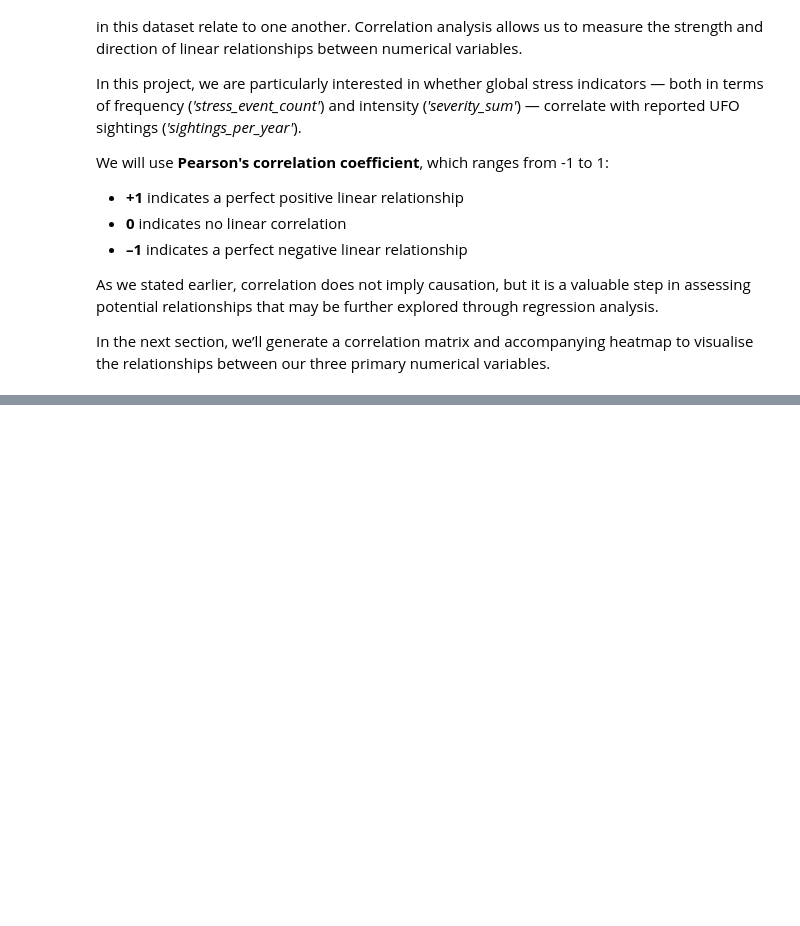
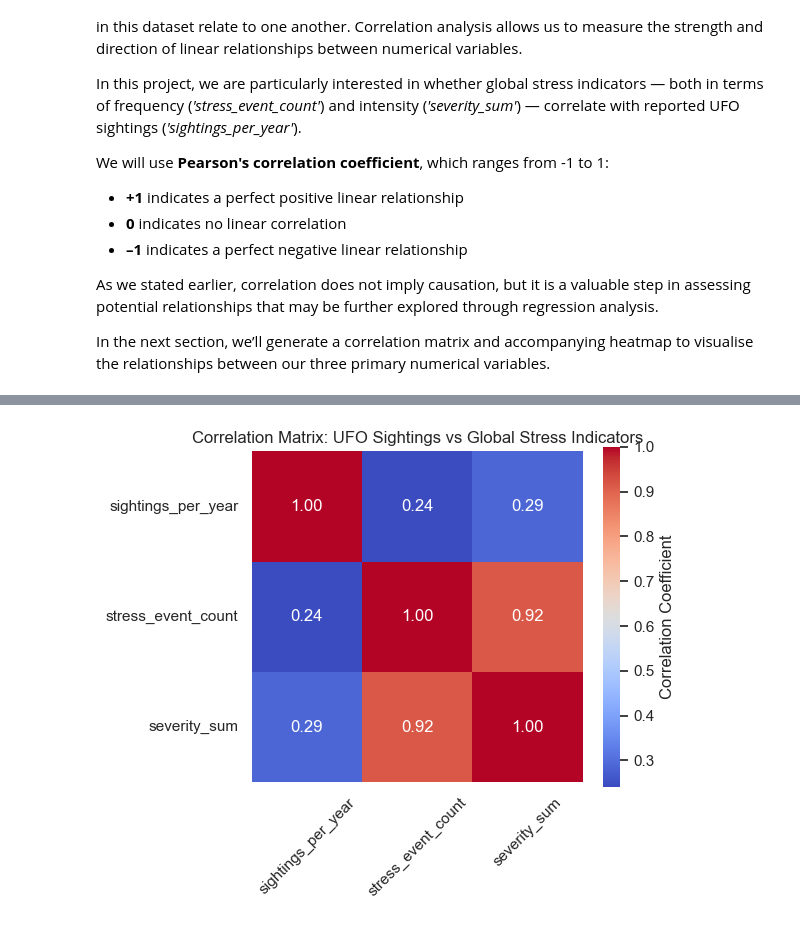
Before and after one commit to Richard-wv/stress_sighting_hypothesis, a Jupyter notebook: jupyter_notebooks/2_data_analysis.ipynb, the cells around one changed output, grey strips where cells are left out. Saved outputs shown, nothing was run; the diff lists cells and outputs as text; code cells hidden in the pictures; blank space fills up the shorter version.

Commit message:
Add correlation matrix and viz

```diff
--- a/jupyter_notebooks/2_data_analysis.ipynb
+++ b/jupyter_notebooks/2_data_analysis.ipynb
@@ -466,0 +487,19 @@ print(corr_matrix)
+# %%
+# Create a heatmap to visualize the correlation matrix
+
+# Calculate the correlation matrix
+corr_matrix = merged_df[['sightings_per_year', 'stress_event_count', 'severity_sum']].corr()
+
+# Plot the heatmap
+plt.figure(figsize=(6, 5))
+sns.heatmap(corr_matrix, annot=True, cmap='coolwarm', fmt=".2f", square=True,
+            cbar_kws={'label': 'Correlation Coefficient'})
+
+plt.title('Correlation Matrix: UFO Sightings vs Global Stress Indicators')
+plt.xticks(rotation=45)
+plt.yticks(rotation=0)
+plt.tight_layout()
+plt.show()
+# Code provided by ChatGPT
+# %% [output]
+[figure, added]
```
Also changed, not shown: parts of 3 cells of this notebook.
